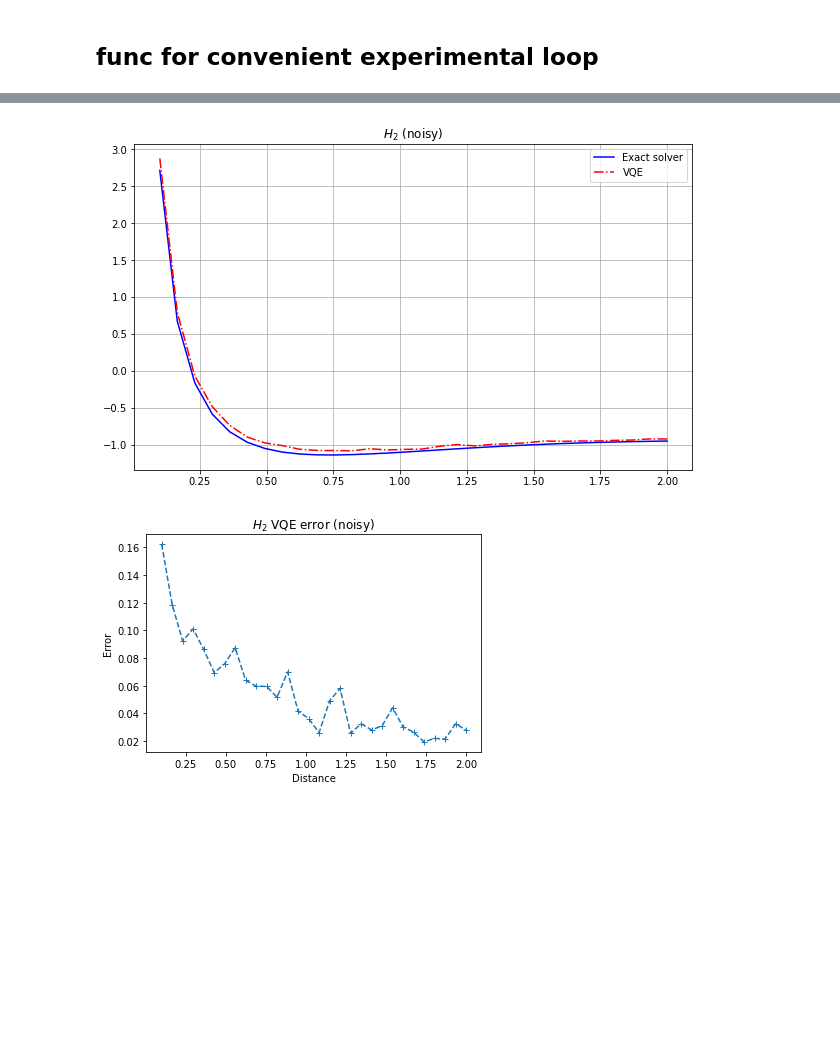
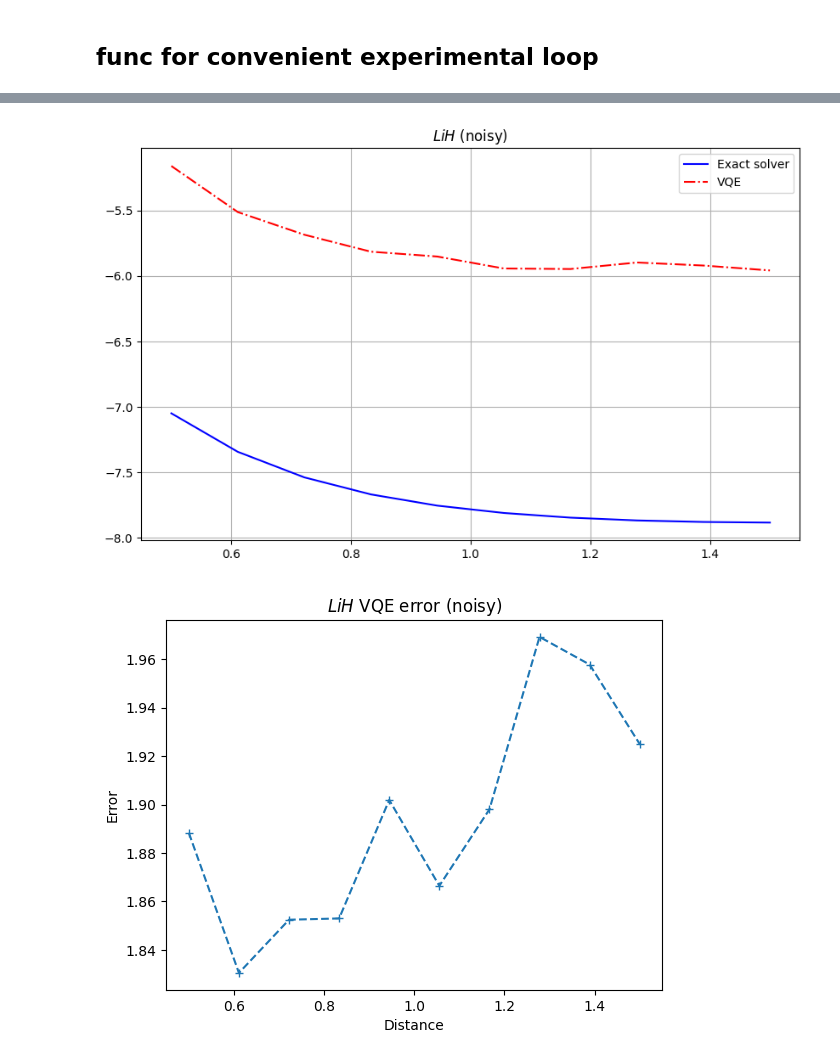
Before and after one commit to QMLcobyla/chemistry, a Jupyter notebook: same_but_noisy/gsc_LiH.ipynb, the cells around one changed output, grey strips where cells are left out. Saved outputs shown, nothing was run; the diff lists cells and outputs as text; code cells hidden in the pictures; blank space fills up the shorter version.

```diff
--- a/same_but_noisy/gsc_LiH.ipynb
+++ b/same_but_noisy/gsc_LiH.ipynb
@@ -211,26 +362,26 @@ index = 0
 plt.figure(figsize=(10, 6))
 plt.plot(lioh_dist_domain[index:], exact_energies_fixed[index:], label='Exact solver', linestyle='-', color='b')
 plt.plot(lioh_dist_domain[index:], vqe_energies_fixed[index:], label='VQE', linestyle='dashdot', color='r')
-plt.title('$H_2$ (noisy)')
+plt.title('$LiH$ (noisy)')
 plt.grid()
 plt.legend(loc='best')
 plt.show()
 # %% [output]
-[figure, old version]
+[figure, new version]
 # %%
 # The error commited at every step remain small
 
 fig, ax = plt.subplots()
 # ax.plot(lioh_dist_domain,np.log10(np.abs([vqe_energies[i] - exact_energies_fixed[i] for i in range(len(lioh_dist_domain))])),'+--')
 ax.plot(lioh_dist_domain,(np.abs([vqe_energies[i].electronic_energies[0] - exact_energies[i].electronic_energies[0] for i in range(len(lioh_dist_domain))])),'+--')
 
 ax.set_xlabel("Distance")
 ax.set_ylabel("Error")
-plt.title('$H_2$ VQE error (noisy)')
+plt.title('$LiH$ VQE error (noisy)')
 
 plt.draw()
 # %% [output]
-[figure, old version]
+[figure, new version]
 # %%
 np.min(exact_energies_fixed)
 # %% [output]
```
Also changed, not shown: parts of 2 cells of this notebook, 2 other files.
